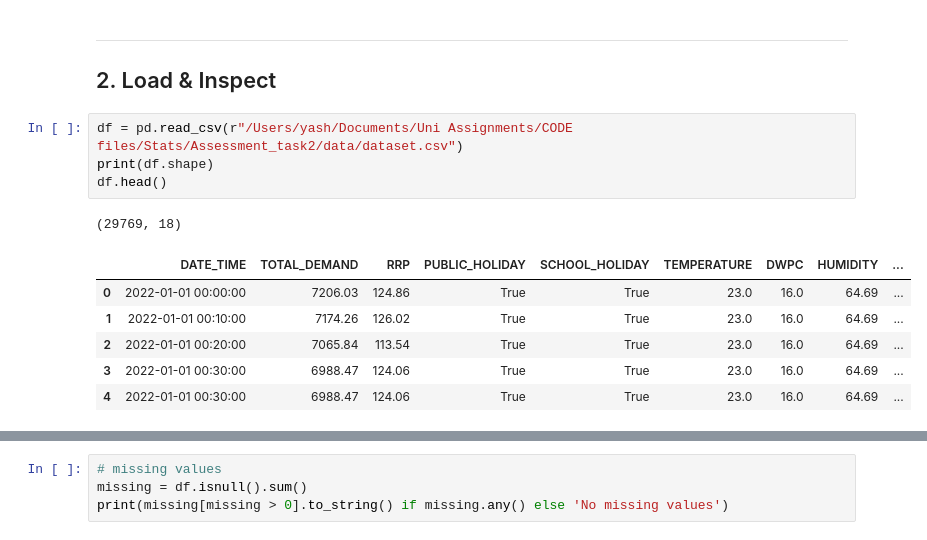
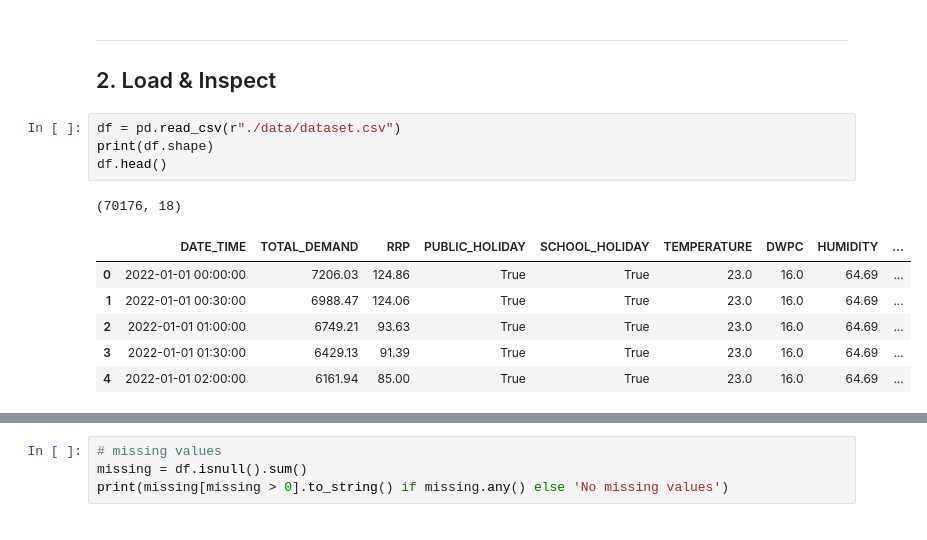
Before and after one commit to yashbankar777/STfDS-GROUP_PROJECT, a Jupyter notebook: Energy_Demand_EDA.ipynb, the cells around one changed output, grey strips where cells are left out. Drawn from its saved outputs; the diff is of its cells as text.

```diff
--- a/Energy_Demand_EDA.ipynb
+++ b/Energy_Demand_EDA.ipynb
@@ -29,17 +27,17 @@ ModuleNotFoundError: No module named 'numpy'
 ---
 ## 2. Load & Inspect
 # %%
-df = pd.read_csv(r"/Users/yash/Documents/Uni Assignments/CODE files/Stats/Assessment_task2/data/dataset.csv")
+df = pd.read_csv(r"./data/dataset.csv")
 print(df.shape)
 df.head()
 # %% [output]
-(29769, 18)
+(70176, 18)
 |  | DATE_TIME | TOTAL_DEMAND | RRP | PUBLIC_HOLIDAY | SCHOOL_HOLIDAY | TEMPERATURE | DWPC | HUMIDITY | ... |
 | 0 | 2022-01-01 00:00:00 | 7206.03 | 124.86 | True | True | 23.0 | 16.0 | 64.69 | ... |
-| 1 | 2022-01-01 00:10:00 | 7174.26 | 126.02 | True | True | 23.0 | 16.0 | 64.69 | ... |
-| 2 | 2022-01-01 00:20:00 | 7065.84 | 113.54 | True | True | 23.0 | 16.0 | 64.69 | ... |
-| 3 | 2022-01-01 00:30:00 | 6988.47 | 124.06 | True | True | 23.0 | 16.0 | 64.69 | ... |
-| 4 | 2022-01-01 00:30:00 | 6988.47 | 124.06 | True | True | 23.0 | 16.0 | 64.69 | ... |
+| 1 | 2022-01-01 00:30:00 | 6988.47 | 124.06 | True | True | 23.0 | 16.0 | 64.69 | ... |
+| 2 | 2022-01-01 01:00:00 | 6749.21 | 93.63 | True | True | 23.0 | 16.0 | 64.69 | ... |
+| 3 | 2022-01-01 01:30:00 | 6429.13 | 91.39 | True | True | 23.0 | 16.0 | 64.69 | ... |
+| 4 | 2022-01-01 02:00:00 | 6161.94 | 85.00 | True | True | 23.0 | 16.0 | 64.69 | ... |
 # %%
 df.dtypes
 # %% [output]
```
Also changed, not shown: parts of 11 cells of this notebook, 17 other files.
